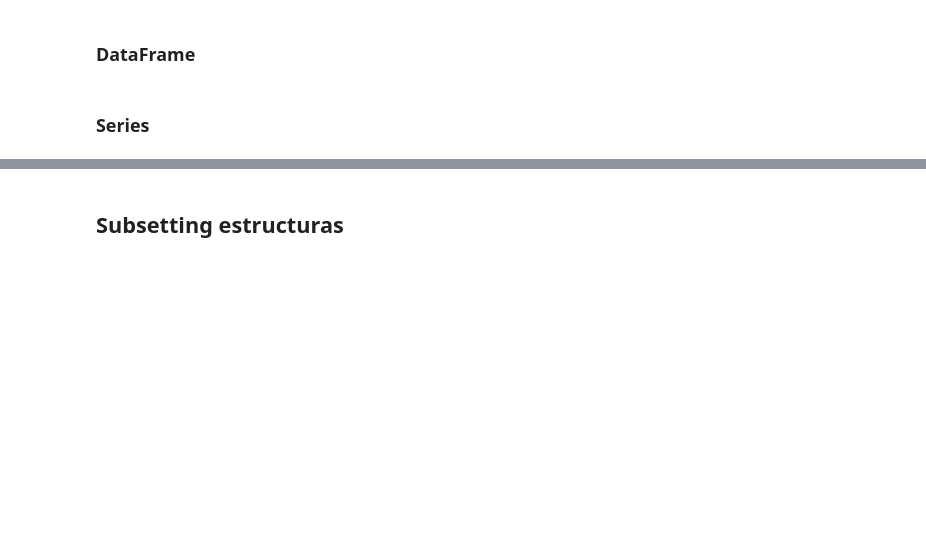
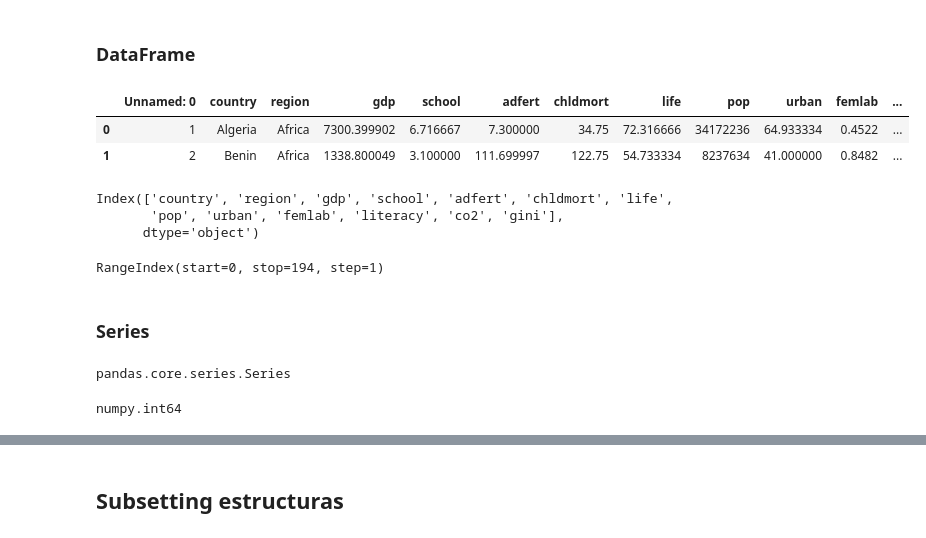
Before and after one commit to DesafioLatam/intro-python-duoc, a Jupyter notebook: Clase 3.ipynb, the cells around one changed output, grey strips where cells are left out. Cells and saved outputs as stored; diff of their text form; code cells hidden in the pictures; blank space fills up the shorter version.

```diff
--- a/Clase 3.ipynb
+++ b/Clase 3.ipynb
@@ -189,3 +213,9 @@ Es booleano o string
 ## Estructuras básicas de Pandas
 # %% [markdown]
 ### DataFrame
+# %%
+df.head(2)
+# %% [output]
+|  | Unnamed: 0 | country | region | gdp | school | adfert | chldmort | life | pop | urban | femlab | ... |
+| 0 | 1 | Algeria | Africa | 7300.399902 | 6.716667 | 7.300000 | 34.75 | 72.316666 | 34172236 | 64.933334 | 0.4522 | ... |
+| 1 | 2 | Benin | Africa | 1338.800049 | 3.100000 | 111.699997 | 122.75 | 54.733334 | 8237634 | 41.000000 | 0.8482 | ... |
@@ -192,2 +224,20 @@ Es booleano o string
+# %%
+df.columns
+# %% [output]
+Index(['country', 'region', 'gdp', 'school', 'adfert', 'chldmort', 'life',
+       'pop', 'urban', 'femlab', 'literacy', 'co2', 'gini'],
+      dtype='object')
+# %%
+df.index
+# %% [output]
+RangeIndex(start=0, stop=194, step=1)
 # %% [markdown]
 ### Series
+# %%
+type(df['region'])
+# %% [output]
+pandas.core.series.Series
+# %%
+df['region'].value_counts().max()
+# %% [output]
+numpy.int64
```
Also changed, not shown: parts of 29 cells of this notebook, 1 other file.
